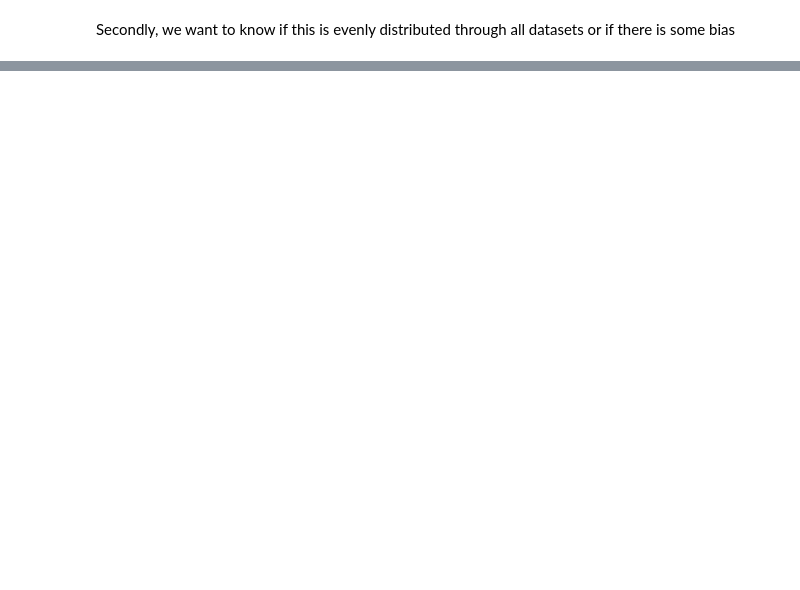
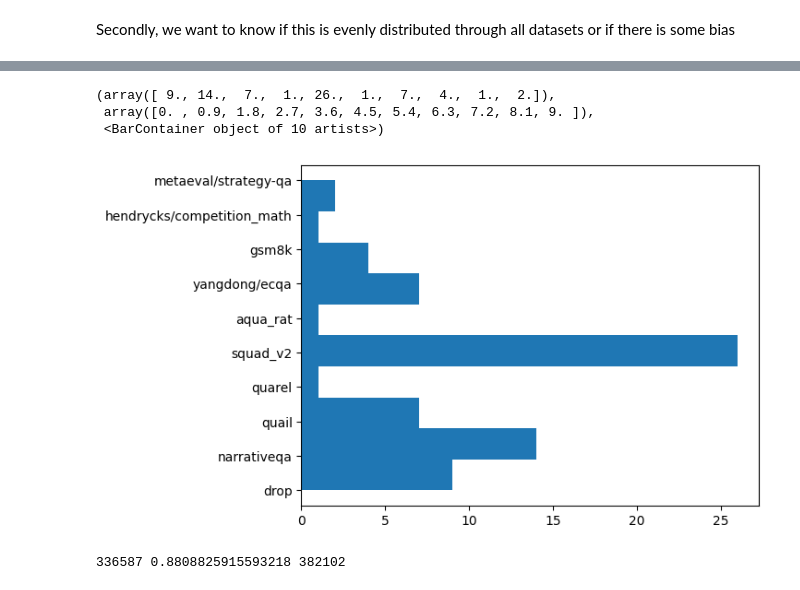
Before and after one commit to tristanratz/ITRF, a Jupyter notebook: create_dataset/create_llm_dataset.ipynb, the cells around one changed output, grey strips where cells are left out. Saved outputs shown, nothing was run; the diff lists cells and outputs as text; code cells hidden in the pictures; blank space fills up the shorter version.

```diff
--- a/create_dataset/create_llm_dataset.ipynb
+++ b/create_dataset/create_llm_dataset.ipynb
@@ -1167,0 +1222,3 @@ plt.hist(filtered["src"], orientation="horizontal")
+# %%
+d = df[df.duplicated()]
+d["src"].value_counts()
@@ -1167,0 +1245,8 @@ plt.hist(filtered["src"], orientation="horizontal")
+# %%
+# Duplicates per dataset
+plt.hist(d["src"], orientation="horizontal")
+# %% [output]
+(array([ 9., 14.,  7.,  1., 26.,  1.,  7.,  4.,  1.,  2.]),
+ array([0. , 0.9, 1.8, 2.7, 3.6, 4.5, 5.4, 6.3, 7.2, 8.1, 9. ]),
+ <BarContainer object of 10 artists>)
+[figure, added]
@@ -1167,0 +1256,5 @@ plt.hist(filtered["src"], orientation="horizontal")
+# %%
+final_examples = len(df_new)
+print(final_examples, final_examples / len(df), len(df))
+# %% [output]
+336587 0.8808825915593218 382102
```
Also changed, not shown: parts of 18 cells of this notebook, 5 other files.
